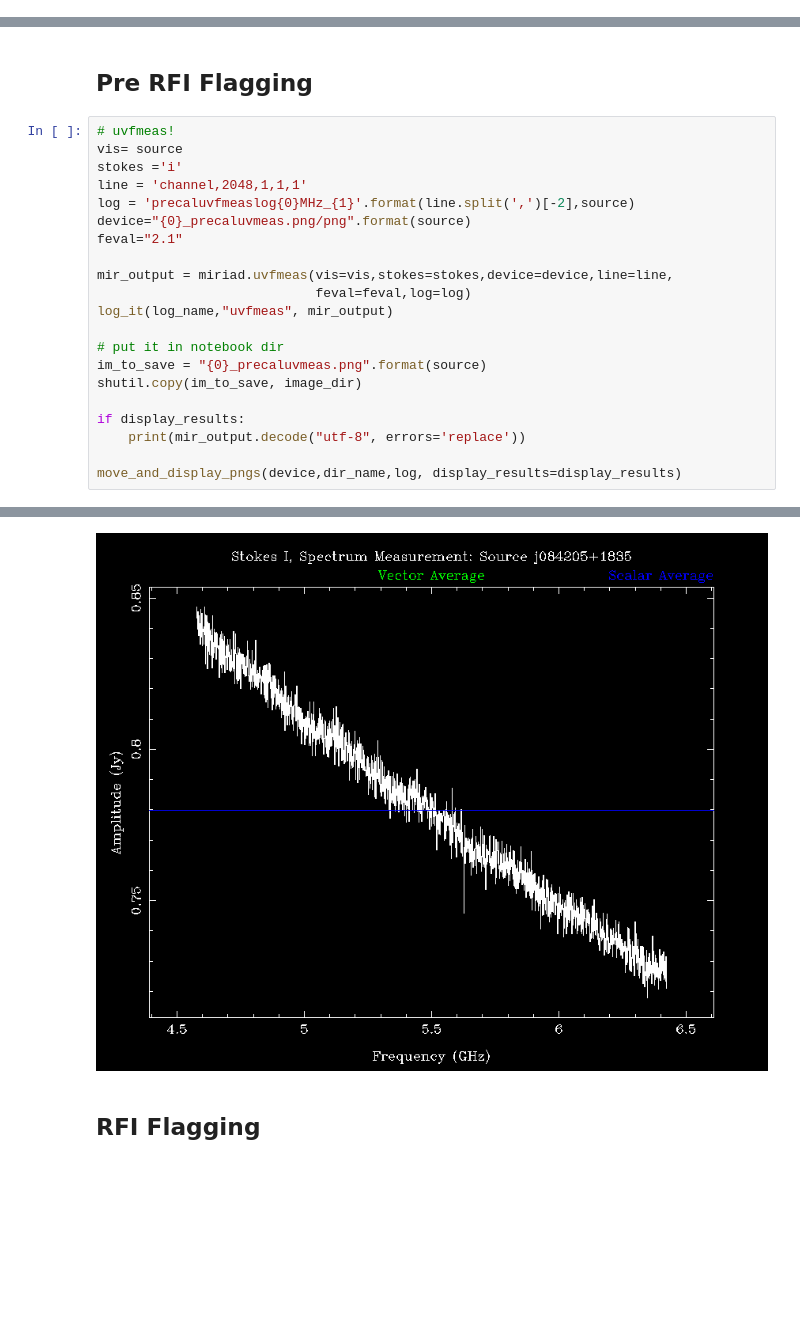
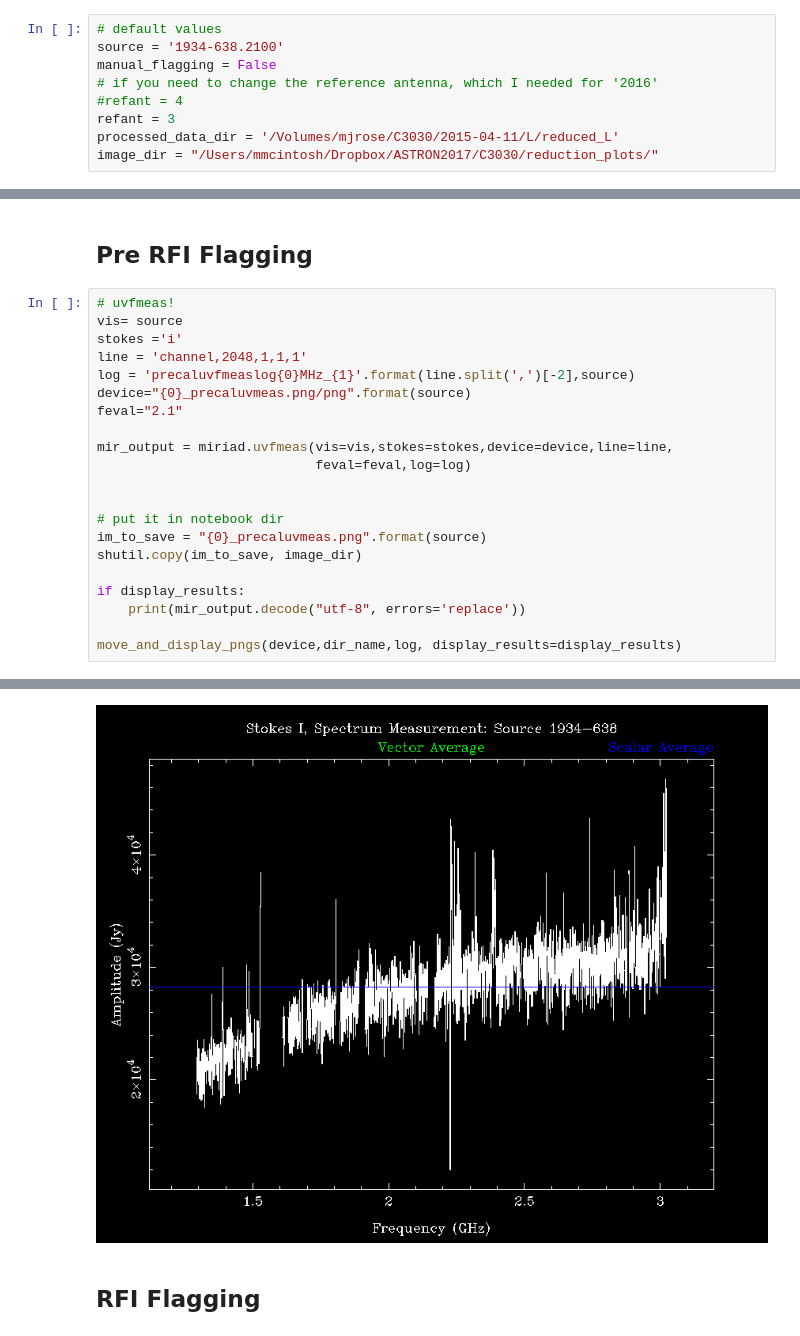
Before and after one commit to meljrose/C3030, a Jupyter notebook: mirpy_reduction_template.ipynb, the cells around one changed output, grey strips where cells are left out. Saved outputs shown, nothing was run; the diff lists cells and outputs as text; blank space fills up the shorter version.

```diff
--- a/mirpy_reduction_template.ipynb
+++ b/mirpy_reduction_template.ipynb
@@ -21,5 +9,14 @@ or run it through the [master notebook](reduction_batchrun.ipynb) for batch proc
 # %% [markdown]
 # Set up/Load
+# %%
+# default values
+source = '1934-638.2100'
+manual_flagging = False
+# if you need to change the reference antenna, which I needed for '2016'
+#refant = 4
+refant = 3
+processed_data_dir = '/Volumes/mjrose/C3030/2015-04-11/L/reduced_L'
+image_dir = "/Users/mmcintosh/Dropbox/ASTRON2017/C3030/reduction_plots/"
 # %% [markdown]
 ## imports and functions
 # %%
@@ -197,7 +144,7 @@ feval="2.1"
 
 mir_output = miriad.uvfmeas(vis=vis,stokes=stokes,device=device,line=line,
                             feval=feval,log=log)
-log_it(log_name,"uvfmeas", mir_output)
+
 
 # put it in notebook dir
 im_to_save = "{0}_precaluvmeas.png".format(source)
@@ -222,5 +169,5 @@ Scalar Average Amplitude:   7.799E-01   Uncertainty:   1.539E-01
 --------------------------------------------------------------------------------
-[figure, old version]
+[figure, new version]
 # %% [markdown]
 ## RFI Flagging
 # %%
```
Also changed, not shown: parts of 20 cells of this notebook, 5 other files.
